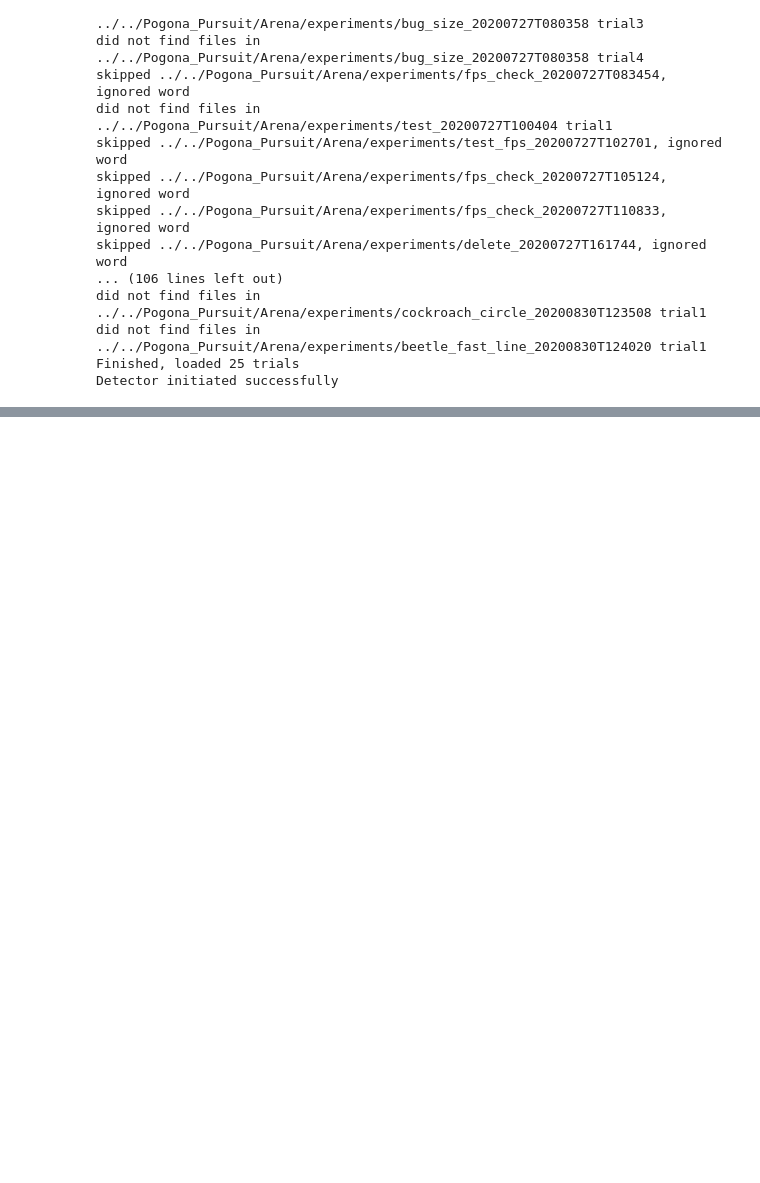
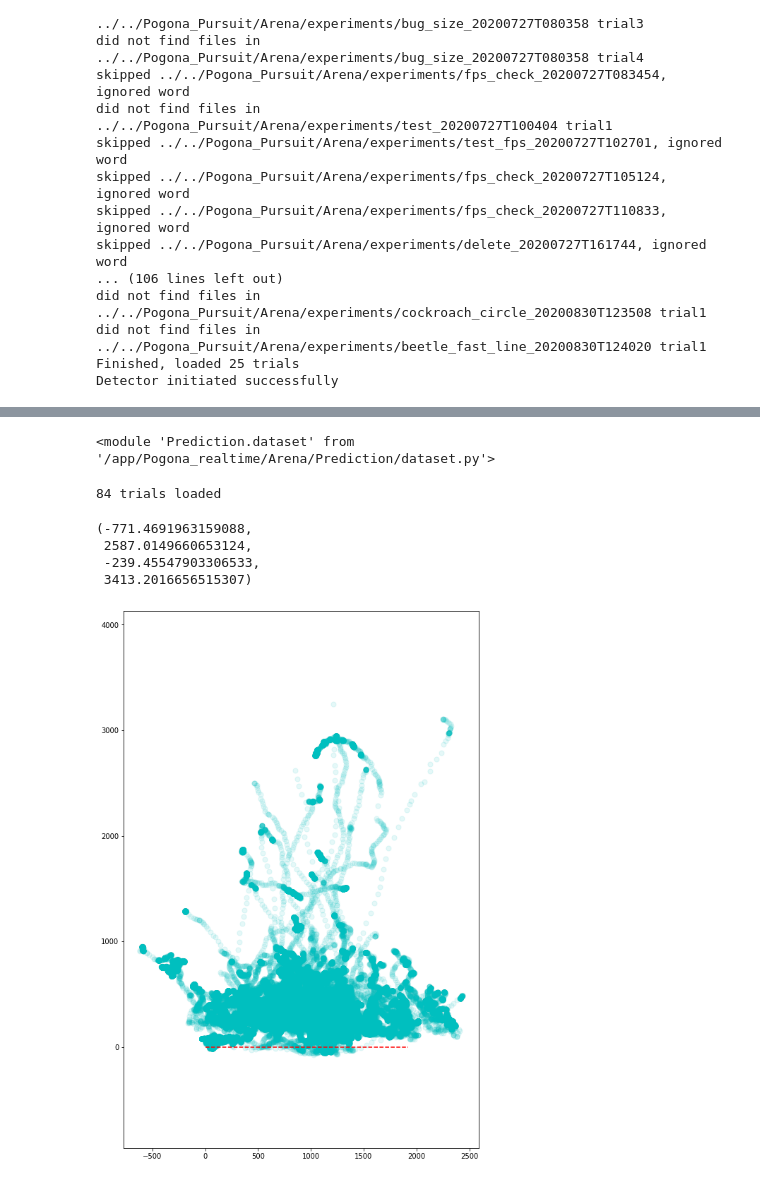
Before and after one commit to regevti/Pogona_Pursuit, a Jupyter notebook: Arena/data_stuff.ipynb, the cells around one changed output, grey strips where cells are left out. Drawn from its saved outputs; the diff is of its cells as text; code cells hidden in the pictures; blank space fills up the shorter version.

```diff
--- a/Arena/data_stuff.ipynb
+++ b/Arena/data_stuff.ipynb
@@ -332,0 +249,8 @@ axes.imshow(im,cmap='Greys',alpha=0.75)
+# %%
+imp.reload(dataset)
+# %% [output]
+<module 'Prediction.dataset' from '/app/Pogona_realtime/Arena/Prediction/dataset.py'>
+# %%
+df = dataset.collect_data(data_sources={'detections': True, 'timestamps': True, 'dlc': False, 'touches': True})
+# %% [output]
+84 trials loaded
@@ -332,0 +259,22 @@ axes.imshow(im,cmap='Greys',alpha=0.75)
+# %%
+plt.figure(figsize=(9,14))
+feeding = df.index.str.contains('feeding') & ~df.index.str.contains('feeding3_20200902-142400_None')
+experi =  ~df.index.str.contains('feeding')
+#plt.scatter(df[~mask].x2, df[~mask].y2, color='g' ,alpha=0.02)
+plt.scatter(df[experi].cent_x, df[experi].cent_y, color='c' ,alpha=0.1,s=50,zorder=2)
+
+#plt.plot(df[mask].x2, df[mask].y2, color='k' ,alpha=0.6,zorder=0)
+
+#trial = np.random.choice(df.index.unique())
+#plt.plot(df.loc[trial].x2, df.loc[trial].y2, color='k' ,alpha=0.9,zorder=0)
+
+
+#sns.jointplot(df.x2, df.y2, kind='hex',)
+plt.plot(np.linspace(0,1920,num=10),np.zeros(10),color='r',linestyle='--')
+plt.axis('equal')
+# %% [output]
+(-771.4691963159088,
+ 2587.0149660653124,
+ -239.45547903306533,
+ 3413.2016656515307)
+[figure, added]
```
Also changed, not shown: parts of 66 cells of this notebook, 16 other files.
